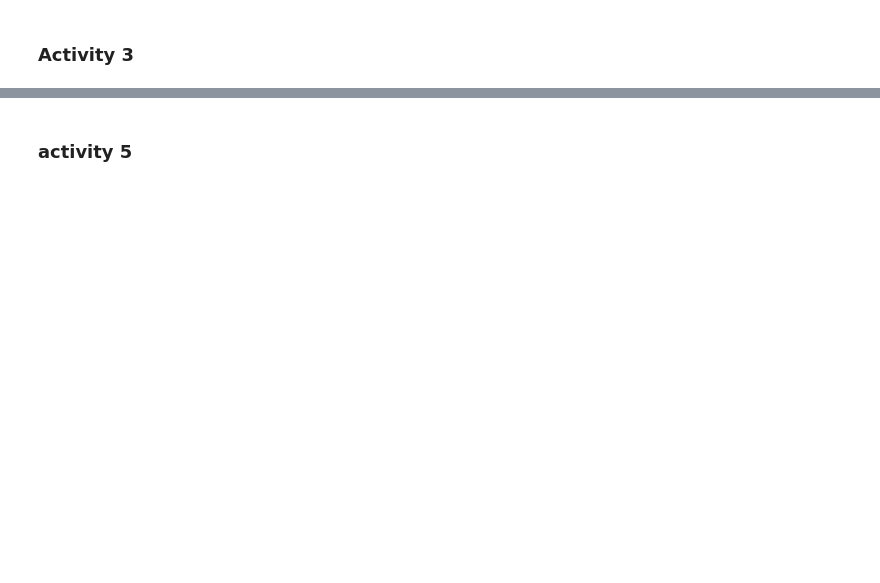
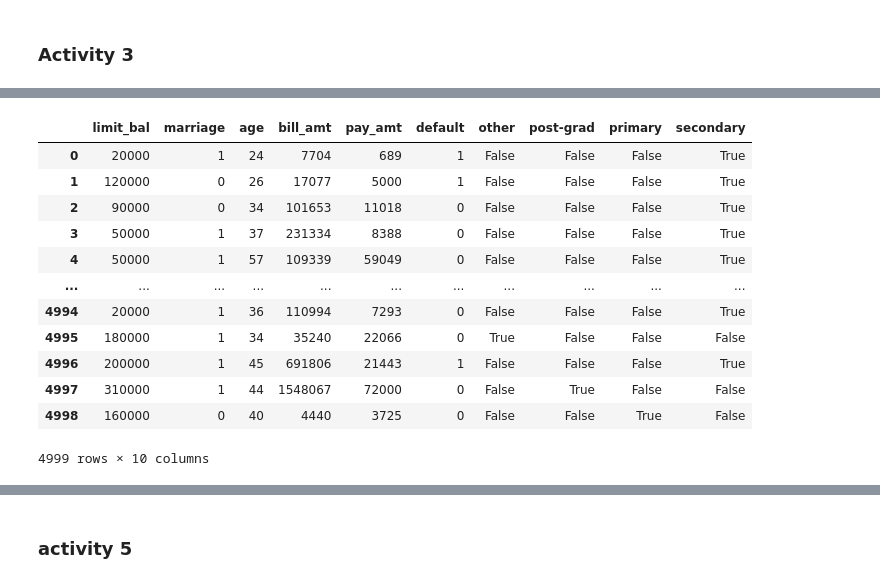
Before and after one commit to softmaxhuanchen/AI-ML, a Jupyter notebook: unsup-learning part2-live/unsup-part2-live.ipynb, the cells around one changed output, grey strips where cells are left out. Saved outputs shown, nothing was run; the diff lists cells and outputs as text; code cells hidden in the pictures; blank space fills up the shorter version.

```diff
--- a/unsup-learning part2-live/unsup-part2-live.ipynb
+++ b/unsup-learning part2-live/unsup-part2-live.ipynb
@@ -201,0 +234,23 @@ df_shopping_transformed
+# %%
+# def encode_marriage(marriage):
+#     if marriage == 'yes':
+#         return 1
+#     else:
+#         return 0
+
+ccinfo_df["marriage"] = ccinfo_df["marriage"].apply(lambda x: 1 if x == 'yes' else 0)
+ccinfo_df
+# %% [output]
+|  | limit_bal | marriage | age | bill_amt | pay_amt | default | other | post-grad | primary | secondary |
+| 0 | 20000 | 1 | 24 | 7704 | 689 | 1 | False | False | False | True |
+| 1 | 120000 | 0 | 26 | 17077 | 5000 | 1 | False | False | False | True |
+| 2 | 90000 | 0 | 34 | 101653 | 11018 | 0 | False | False | False | True |
+| 3 | 50000 | 1 | 37 | 231334 | 8388 | 0 | False | False | False | True |
+| 4 | 50000 | 1 | 57 | 109339 | 59049 | 0 | False | False | False | True |
+| ... | ... | ... | ... | ... | ... | ... | ... | ... | ... | ... |
+| 4994 | 20000 | 1 | 36 | 110994 | 7293 | 0 | False | False | False | True |
+| 4995 | 180000 | 1 | 34 | 35240 | 22066 | 0 | True | False | False | False |
+| 4996 | 200000 | 1 | 45 | 691806 | 21443 | 1 | False | False | False | True |
+| 4997 | 310000 | 1 | 44 | 1548067 | 72000 | 0 | False | True | False | False |
+| 4998 | 160000 | 0 | 40 | 4440 | 3725 | 0 | False | False | True | False |
+4999 rows × 10 columns
```
Also changed, not shown: parts of 8 cells of this notebook.
